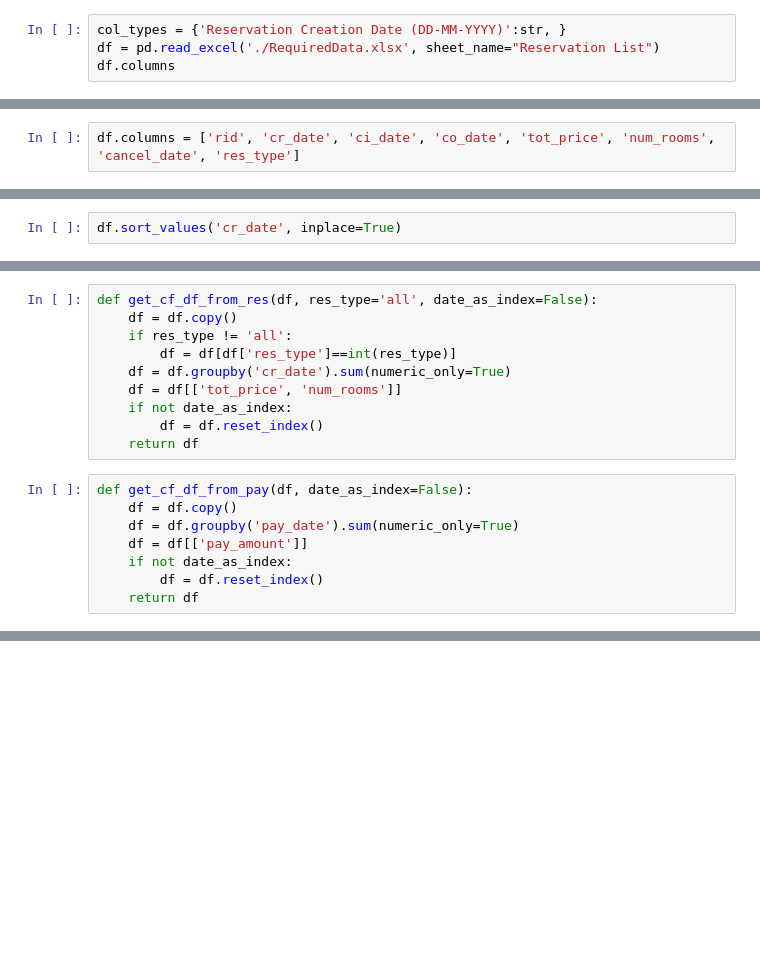
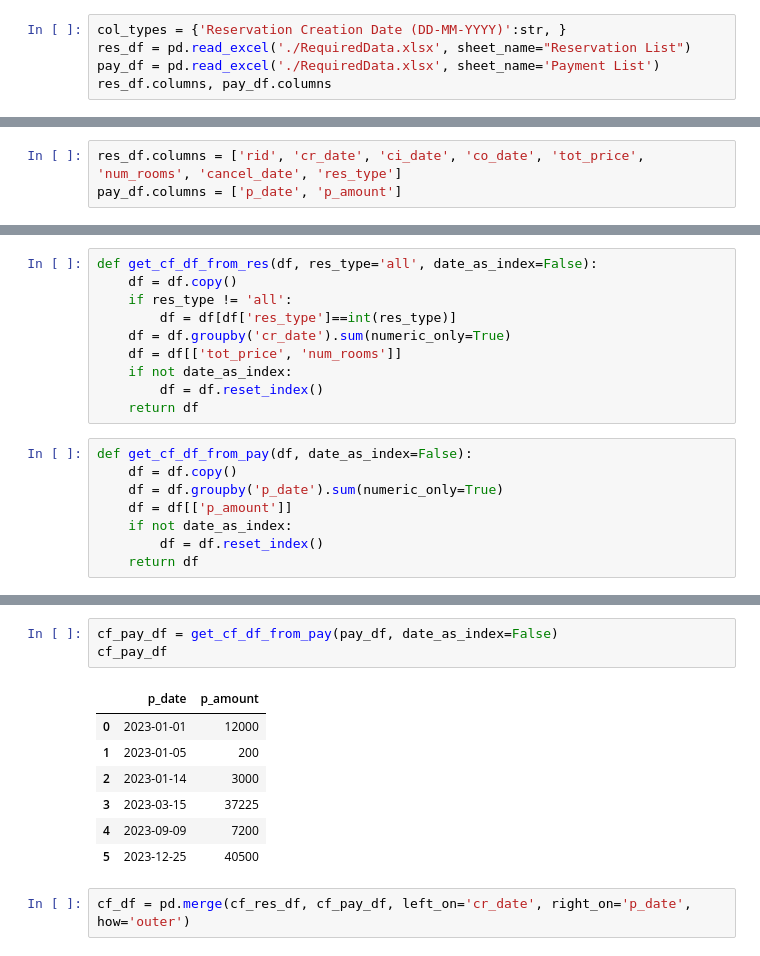
Before and after one commit to Ziadmohamed345/k2s-hotel-reservation, a Jupyter notebook: cash-flow.ipynb, the cells around one changed output, grey strips where cells are left out. Saved outputs shown, nothing was run; the diff lists cells and outputs as text; blank space fills up the shorter version.

```diff
--- a/cash-flow.ipynb
+++ b/cash-flow.ipynb
@@ -3,6 +3,7 @@ import pandas as pd
 import numpy as np
 # %%
 col_types = {'Reservation Creation Date (DD-MM-YYYY)':str, }
-df = pd.read_excel('./RequiredData.xlsx', sheet_name="Reservation List")
-df.columns
+res_df = pd.read_excel('./RequiredData.xlsx', sheet_name="Reservation List")
+pay_df = pd.read_excel('./RequiredData.xlsx', sheet_name='Payment List')
+res_df.columns, pay_df.columns
 # %% [output]
@@ -14,3 +16,4 @@ Index(['Reservation ID', 'Reservation Creation Date (MM-DD-YYYY)',
 # %%
-df.columns = ['rid', 'cr_date', 'ci_date', 'co_date', 'tot_price', 'num_rooms', 'cancel_date', 'res_type']
+res_df.columns = ['rid', 'cr_date', 'ci_date', 'co_date', 'tot_price', 'num_rooms', 'cancel_date', 'res_type']
+pay_df.columns = ['p_date', 'p_amount']
 # %%
@@ -67,2 +67,0 @@ convert_to_datetime(df, inplace=True)
-# %%
-df.sort_values('cr_date', inplace=True)
@@ -102,8 +91,8 @@ def get_cf_df_from_res(df, res_type='all', date_as_index=False):
 # %%
 def get_cf_df_from_pay(df, date_as_index=False):
     df = df.copy()
-    df = df.groupby('pay_date').sum(numeric_only=True)
-    df = df[['pay_amount']]
+    df = df.groupby('p_date').sum(numeric_only=True)
+    df = df[['p_amount']]
     if not date_as_index:
         df = df.reset_index()
     return df
@@ -144,0 +145,13 @@ cf_df
+# %%
+cf_pay_df = get_cf_df_from_pay(pay_df, date_as_index=False)
+cf_pay_df
+# %% [output]
+|  | p_date | p_amount |
+| 0 | 2023-01-01 | 12000 |
+| 1 | 2023-01-05 | 200 |
+| 2 | 2023-01-14 | 3000 |
+| 3 | 2023-03-15 | 37225 |
+| 4 | 2023-09-09 | 7200 |
+| 5 | 2023-12-25 | 40500 |
+# %%
+cf_df = pd.merge(cf_res_df, cf_pay_df, left_on='cr_date', right_on='p_date', how='outer')
```
Also changed, not shown: parts of 16 cells of this notebook, 2 other files.
